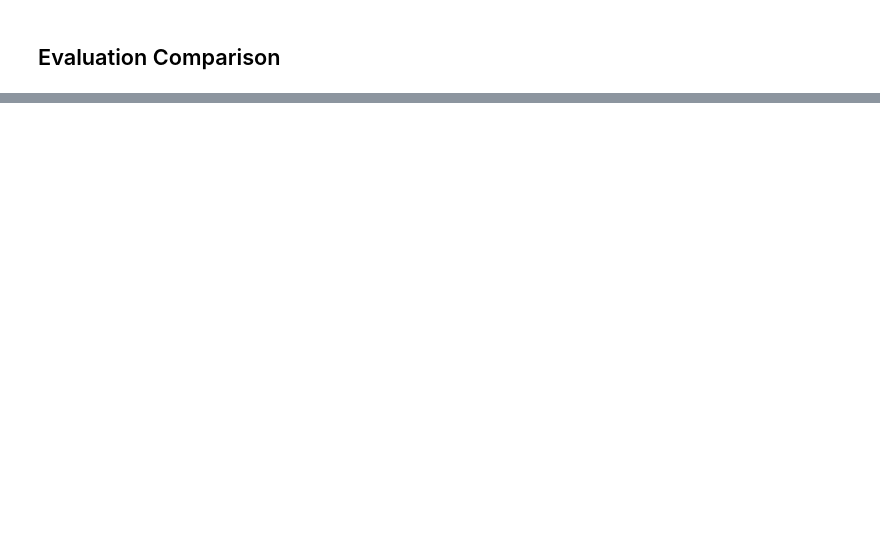
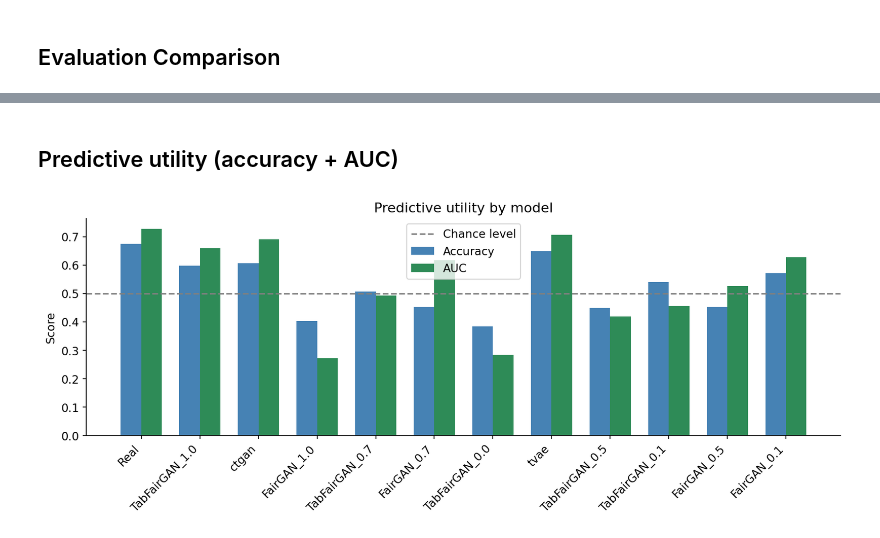
Before and after one commit to saramaggie/fair-synthetic-data-gen, a Jupyter notebook: Notebook_Classify_Eval.ipynb, the cells around one changed output, grey strips where cells are left out. Saved outputs shown, nothing was run; the diff lists cells and outputs as text; code cells hidden in the pictures; blank space fills up the shorter version.

```diff
--- a/Notebook_Classify_Eval.ipynb
+++ b/Notebook_Classify_Eval.ipynb
@@ -361,0 +467,21 @@ final_df
+# %% [markdown]
+## Predictive utility (accuracy + AUC)
+# %%
+utility_data = final_df[["accuracy", "auc"]].dropna()
+model_names = utility_data.index
+x_positions = np.arange(len(model_names))
+bar_width = 0.35
+
+plt.figure(figsize=(11, 4.5))
+plt.bar(x_positions - bar_width/2, utility_data["accuracy"], bar_width, label="Accuracy", color="steelblue")
+plt.bar(x_positions + bar_width/2, utility_data["auc"], bar_width, label="AUC", color="seagreen")
+plt.axhline(0.5, color="gray", linestyle="--", label="Chance level")
+plt.xticks(x_positions, model_names, rotation=45, ha="right")
+plt.ylabel("Score")
+plt.title("Predictive utility by model")
+plt.legend()
+plt.tight_layout()
+plt.savefig("figures/predictive_utility.png")
+plt.show()
+# %% [output]
+[figure, added]
```
Also changed, not shown: parts of 18 cells of this notebook, 4 other files.
